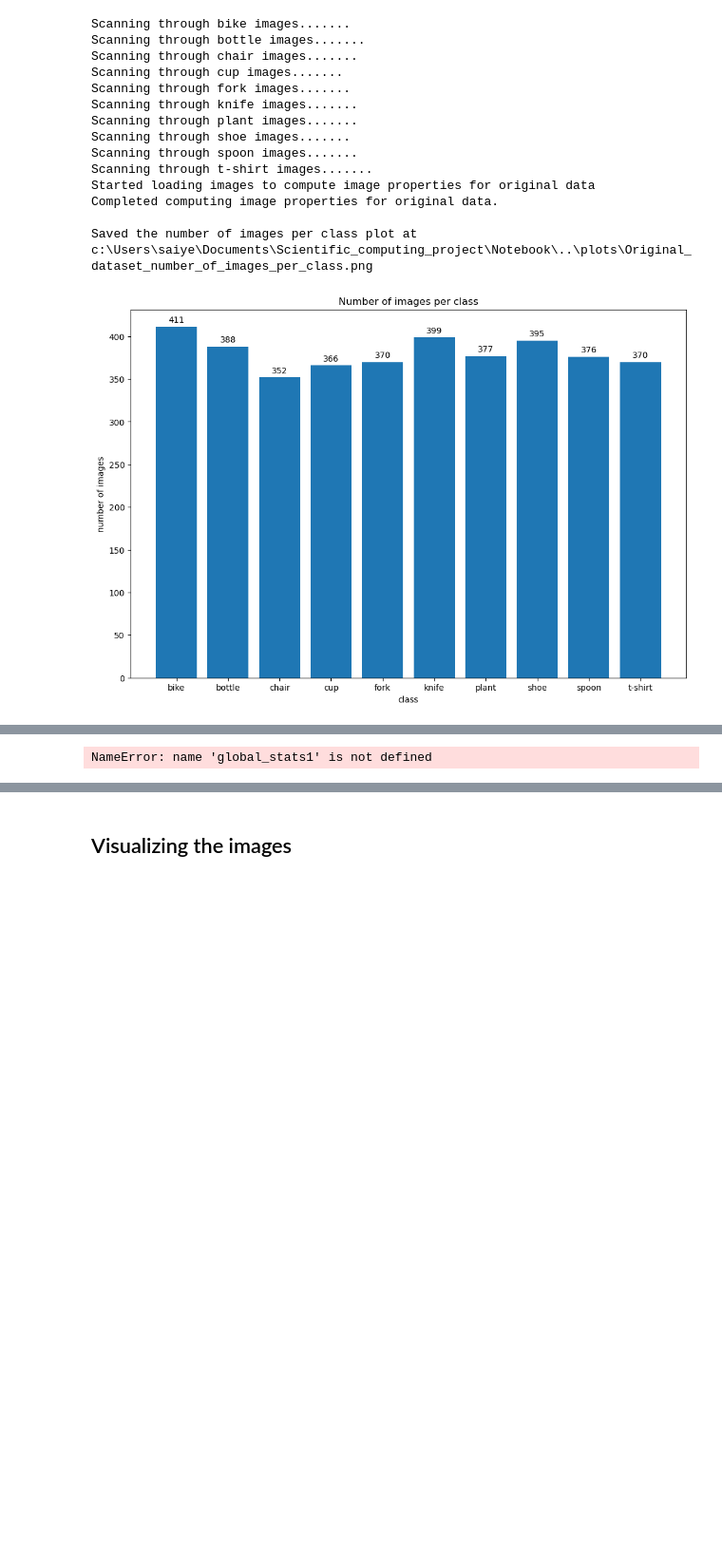
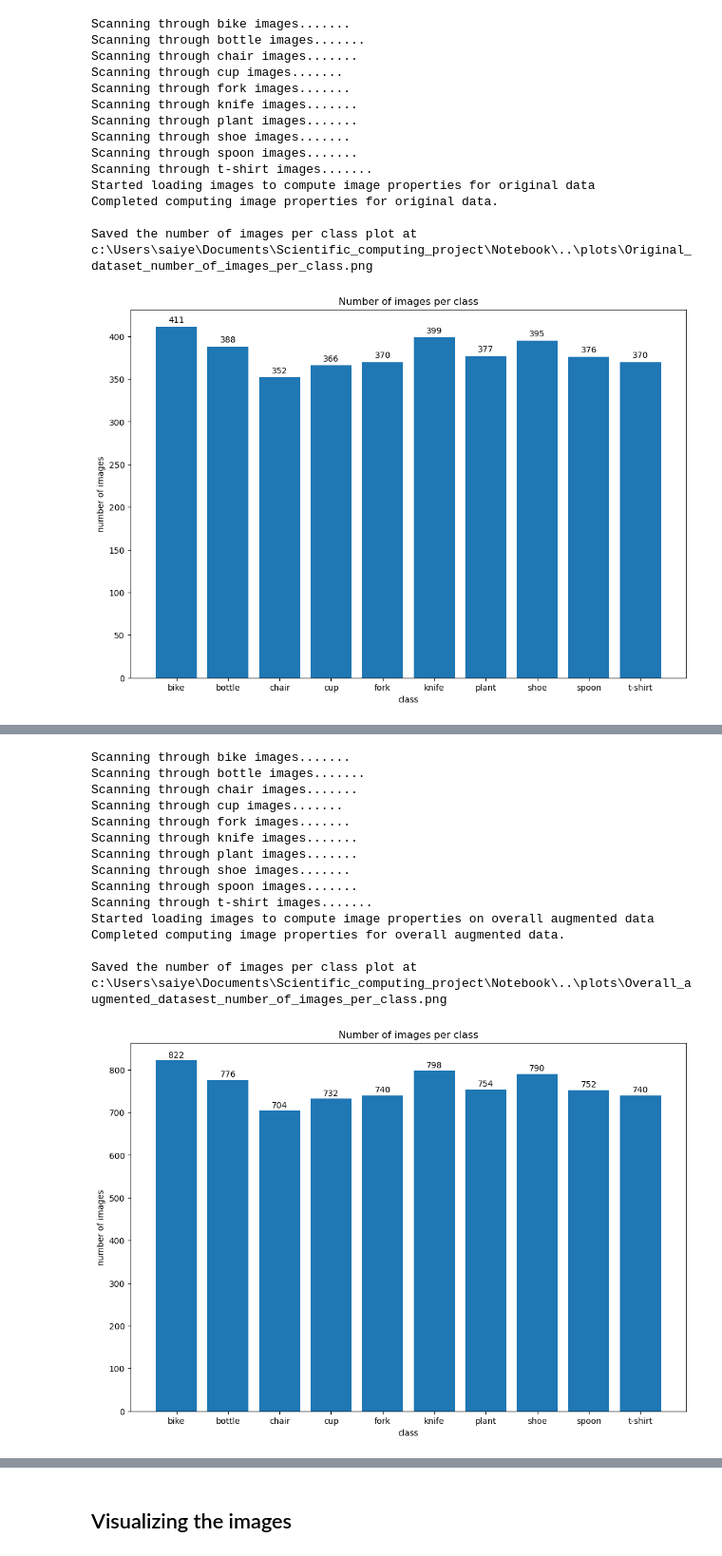
Before and after one commit to saiyedduri/Scientific-computing-project, a Jupyter notebook: Notebook/Untitled-1.ipynb, the cells around one changed output, grey strips where cells are left out. Shown at 95% size. Saved outputs shown, nothing was run; the diff lists cells and outputs as text; code cells hidden in the pictures; blank space fills up the shorter version.

```diff
--- a/Notebook/Untitled-1.ipynb
+++ b/Notebook/Untitled-1.ipynb
@@ -263,5 +346,23 @@ def compute_class_stats(dataloader, dataset):
 # %%
 def plot_number_of_images(class_dict,save_title="barplot_number_of_images_per_class"):
+    """
+    Function: Plots and saves a bar chart representing the number of images per class using the class dictionary(class_dict)
+
+    Parameters:
+        class_dict (dict): A dictionary where the keys are class names (str) and
+                            the values are dictionaries containing information about each class,
+                            including the number of images (e.g., {"num_images": int}).
+        save_title (str, optional): The title to use for the saved image file.
+                                    The default title is "barplot_number_of_images_per_class".
+
+    Returns:
+        None: Saves the plot in the plots directory present in the  penultimate directory.
+
+    Example usage of the function:
+
+        plot_number_of_images(class_dict1,save_title="Original_dataset_number_of_images_per_class")
+
+    """
     fig,axis=plt.subplots(figsize=(12,8))
     # Collecting the number of images in each class
     num_images=[class_dict[class_name]["num_images"] for class_name in class_dict]
@@ -281,7 +382,7 @@ def plot_number_of_images(class_dict,save_title="barplot_number_of_images_per_cl
     dir_path=os.path.join(os.getcwd(),"..","plots")
     image_path=os.path.join(dir_path,f"{save_title}.png")
 
-    # Creating the images directory if the directory path doesnt exist
+    # Creating the images directory if the directory path if it doesn't exist
     os.makedirs(dir_path, exist_ok=True)
 
     # saves the plot at the path
@@ -295,7 +396,7 @@ curr_dir=os.getcwd()
 # Computing the image properties based on class and global properties(before normalization and data augmentation,
 # especially mean and standard deviation of the original data
 
-transformed_data_class1 = CustomImageDataset(
+transformed_data_class1 = ImageTransformer(
     images_path=os.path.join(curr_dir,"..","data_copy"),
     fixed_size=(224,224))
 
@@ -384,31 +489,45 @@ global_stats2["mean"].tolist(), global_stats2["std"].tolist()
 # %%
 # Normalizing the entire augmeted data(originial and data augmented/transformed data) with the mean and standard deviation identified
 transforms3=transforms.Compose(
     [transforms.ToTensor(),
     # using mean and standard deviation of the original data
      transforms.Normalize(global_stats1["mean"].tolist(), global_stats1["std"].tolist())
      ])
 
-transformed_data_class3 = CustomImageDataset(
+transformed_data_class3 = ImageTransformer(
     images_path=os.path.join(curr_dir,"..","data_copy"),
     fixed_size=(224,224),
     transform=transforms3,
     augment_data=False,
     )
 
 batch_data_loader3 = DataLoader(transformed_data_class3, batch_size=32, shuffle=False, num_workers=0)
 
 
 print ("Started loading images to compute image properties on overall augmented data ")
 
 # Computing the image properties(based on class and global properties) of augmented data after normalization and data augmentation using the mean and standard deviation of the data
 class_dict3,global_stats3 = compute_class_stats(batch_data_loader3, transformed_data_class3)
 
 print("Completed computing image properties for overall augmented data.\n")
 
 plot_number_of_images(class_dict3,save_title="Overall_augmented_datasest_number_of_images_per_class")
 # %% [output]
-NameError: name 'global_stats1' is not defined
+Scanning through bike images.......
+Scanning through bottle images.......
+Scanning through chair images.......
+Scanning through cup images.......
+Scanning through fork images.......
+Scanning through knife images.......
+Scanning through plant images.......
+Scanning through shoe images.......
+Scanning through spoon images.......
+Scanning through t-shirt images.......
+Started loading images to compute image properties on overall augmented data
+Completed computing image properties for overall augmented data.
+
+Saved the number of images per class plot at c:\Users\saiye\Documents\Scientific_computing_project\Notebook\..\plots\Overall_augmented_datasest_number_of_images_per_class.png
+[figure, added]
 # %%
 class_dict3
 # %% [output]
```
Also changed, not shown: parts of 18 cells of this notebook.
